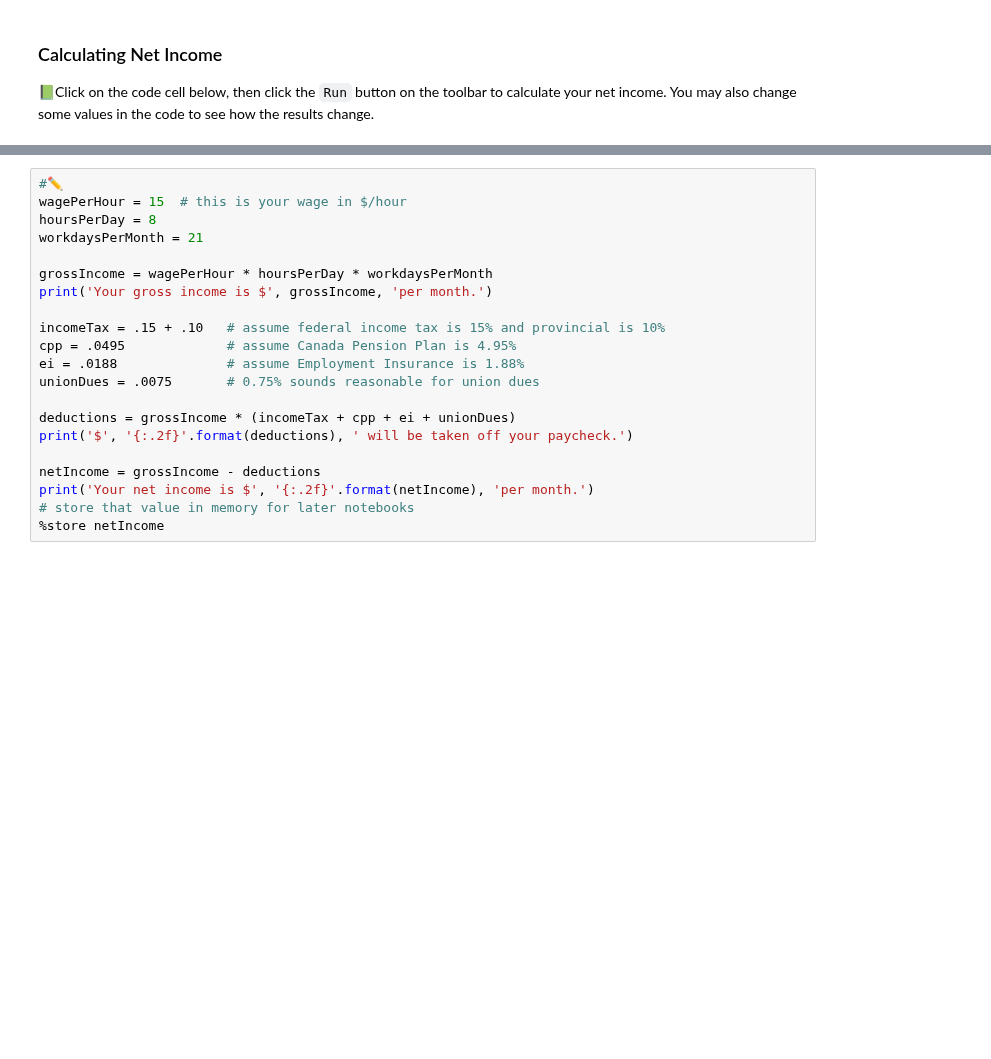
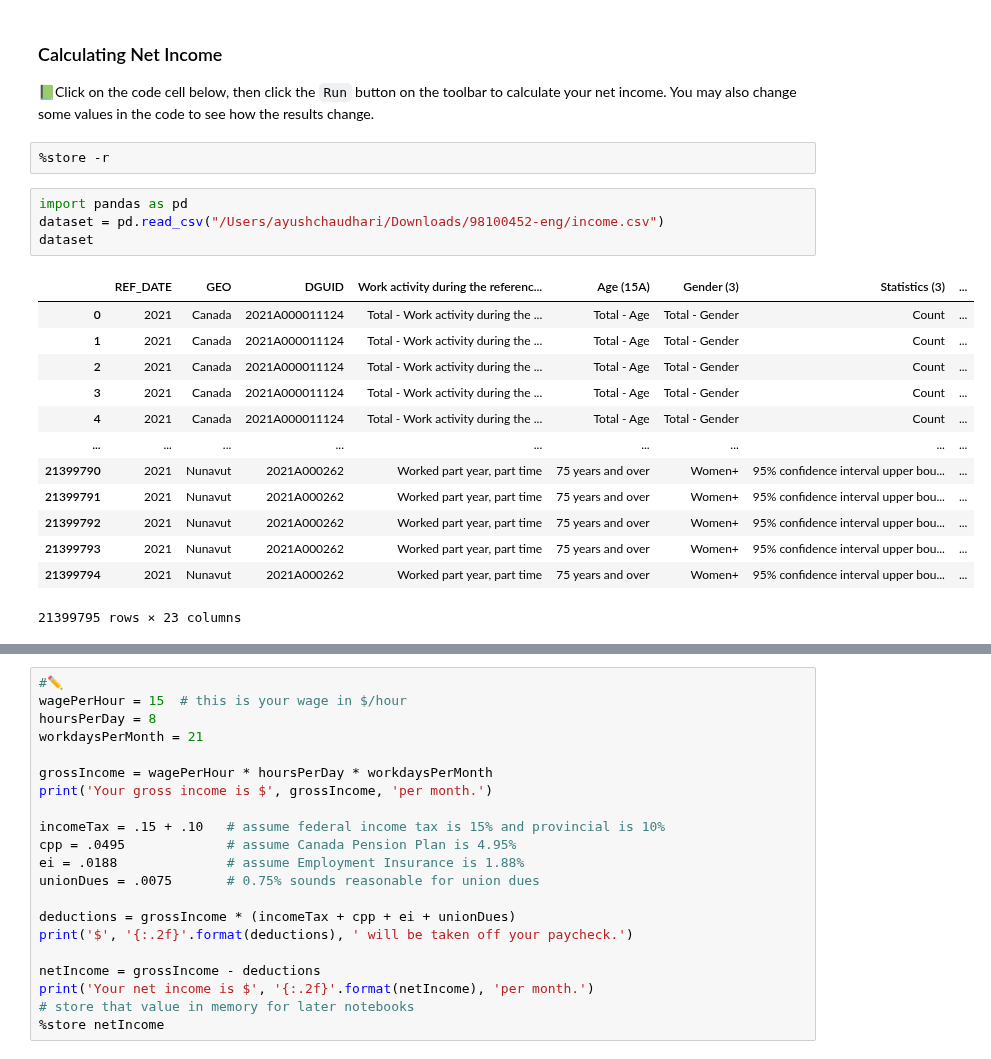
Before and after one commit to callysto/curriculum-notebooks, a Jupyter notebook: Health/CALM/CALM-moving-out-2.ipynb, the cells around one changed output, grey strips where cells are left out. Cells and saved outputs as stored; diff of their text form; blank space fills up the shorter version.

```diff
--- a/Health/CALM/CALM-moving-out-2.ipynb
+++ b/Health/CALM/CALM-moving-out-2.ipynb
@@ -39,3 +39,23 @@ Pay received for working over 8 hours a day or 44 hours a week, whichever is gre
 ### Calculating Net Income
 
 📗Click on the code cell below, then click the `Run` button on the toolbar to calculate your net income. You may also change some values in the code to see how the results change.
+# %%
+%store -r
+# %%
+import pandas as pd
+dataset = pd.read_csv("/Users/ayushchaudhari/Downloads/98100452-eng/income.csv")
+dataset
+# %% [output]
+|  | REF_DATE | GEO | DGUID | Work activity during the referenc... | Age (15A) | Gender (3) | Statistics (3) | ... |
+| 0 | 2021 | Canada | 2021A000011124 | Total - Work activity during the ... | Total - Age | Total - Gender | Count | ... |
+| 1 | 2021 | Canada | 2021A000011124 | Total - Work activity during the ... | Total - Age | Total - Gender | Count | ... |
+| 2 | 2021 | Canada | 2021A000011124 | Total - Work activity during the ... | Total - Age | Total - Gender | Count | ... |
+| 3 | 2021 | Canada | 2021A000011124 | Total - Work activity during the ... | Total - Age | Total - Gender | Count | ... |
+| 4 | 2021 | Canada | 2021A000011124 | Total - Work activity during the ... | Total - Age | Total - Gender | Count | ... |
+| ... | ... | ... | ... | ... | ... | ... | ... | ... |
+| 21399790 | 2021 | Nunavut | 2021A000262 | Worked part year, part time | 75 years and over | Women+ | 95% confidence interval upper bou... | ... |
+| 21399791 | 2021 | Nunavut | 2021A000262 | Worked part year, part time | 75 years and over | Women+ | 95% confidence interval upper bou... | ... |
+| 21399792 | 2021 | Nunavut | 2021A000262 | Worked part year, part time | 75 years and over | Women+ | 95% confidence interval upper bou... | ... |
+| 21399793 | 2021 | Nunavut | 2021A000262 | Worked part year, part time | 75 years and over | Women+ | 95% confidence interval upper bou... | ... |
+| 21399794 | 2021 | Nunavut | 2021A000262 | Worked part year, part time | 75 years and over | Women+ | 95% confidence interval upper bou... | ... |
+21399795 rows × 23 columns
```
Also changed, not shown: parts of 3 cells of this notebook, 2 other files.
